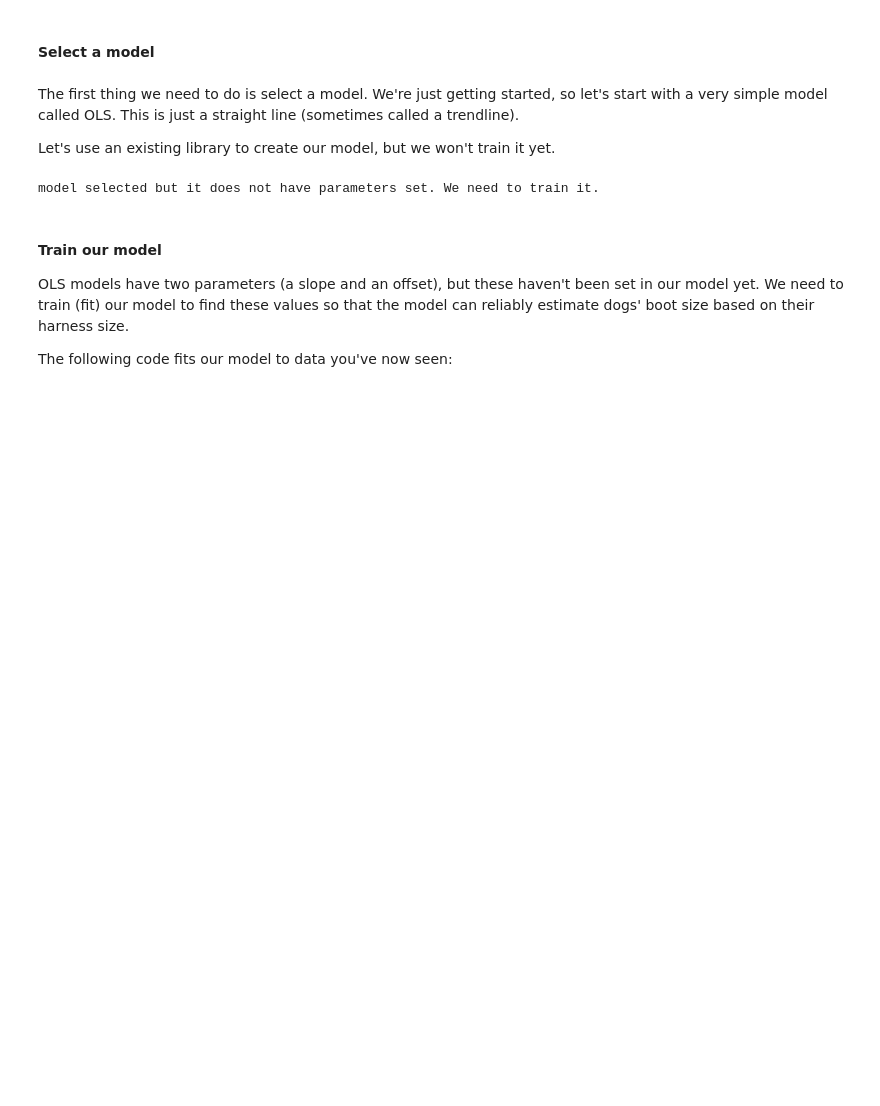
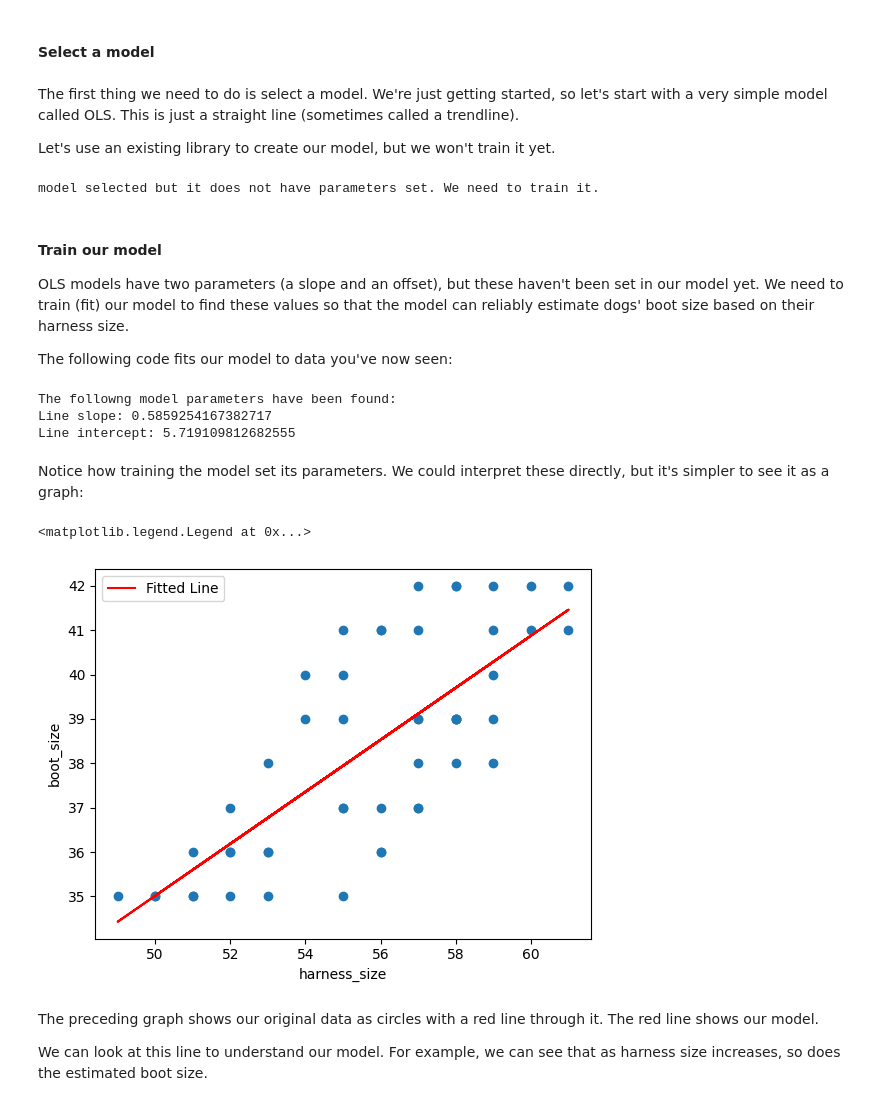
Before and after one commit to jalaljahir/courses_learning, a Jupyter notebook: MSFT_DS_for_ML/Understand_DS_for_ML.ipynb, the cells around one changed output. Saved outputs shown, nothing was run; the diff lists cells and outputs as text; code cells hidden in the pictures; blank space fills up the shorter version.

```diff
--- a/MSFT_DS_for_ML/Understand_DS_for_ML.ipynb
+++ b/MSFT_DS_for_ML/Understand_DS_for_ML.ipynb
@@ -102,3 +104,38 @@ model selected but it does not have parameters set. We need to train it.
 OLS models have two parameters (a slope and an offset), but these haven't been set in our model yet. We need to train (fit) our model to find these values so that the model can reliably estimate dogs' boot size based on their harness size.
 
 The following code fits our model to data you've now seen:
+# %%
+# Train (fit) the model so that it creates a line that
+# fits our data. This method does the hard work for
+# us. We will look at how this method works in a later unit.
+fitted_model = model.fit()
+
+# Print information about our model now it has been fit
+print('The followng model parameters have been found:\n'+
+      f'Line slope: {fitted_model.params.iloc[1]}\n'+
+      f'Line intercept: {fitted_model.params.iloc[0]}')
+# %% [output]
+The followng model parameters have been found:
+Line slope: 0.5859254167382717
+Line intercept: 5.719109812682555
+# %% [markdown]
+Notice how training the model set its parameters. We could interpret these directly, but it's simpler to see it as a graph:
+# %%
+import matplotlib.pyplot as plt
+
+# Show a scatter plot of the data points and add the fitted line
+# Don't worry about how this works for now
+plt.scatter(dataset['harness_size'], dataset['boot_size'])
+plt.plot(dataset['harness_size'], fitted_model.params.iloc[1] * dataset['harness_size'] + fitted_model.params.iloc[0], 'r', label= 'Fitted Line')
+
+#add labels and legends
+plt.xlabel('harness_size')
+plt.ylabel('boot_size')
+plt.legend()
+# %% [output]
+<matplotlib.legend.Legend at 0x...>
+[figure, added]
+# %% [markdown]
+The preceding graph shows our original data as circles with a red line through it. The red line shows our model.
+
+We can look at this line to understand our model. For example, we can see that as harness size increases, so does the estimated boot size.
```
Also changed, not shown: parts of 38 cells of this notebook, 1 other file.
